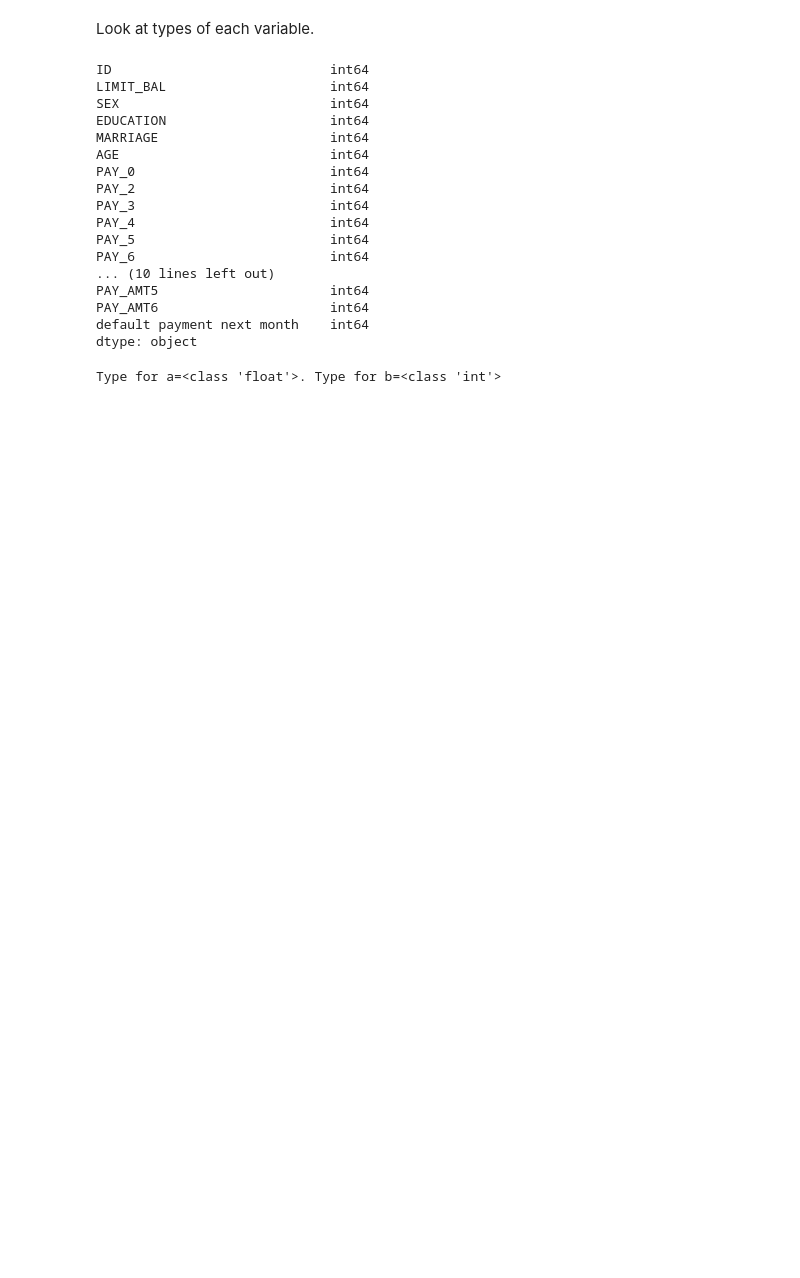
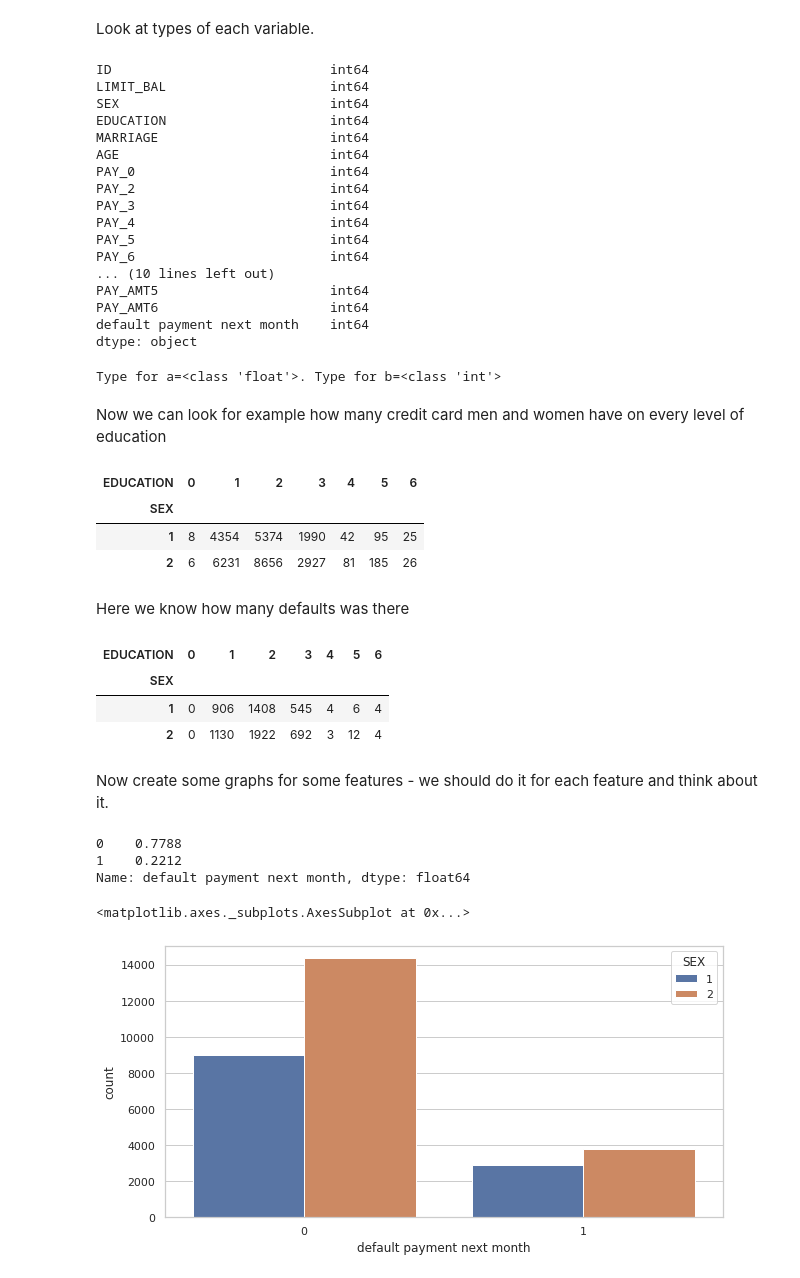
Before and after one commit to antoniperuzynski/Credit_Risk, a Jupyter notebook: Credit_default.ipynb, the cells around one changed output. Drawn from its saved outputs; the diff is of its cells as text; code cells hidden in the pictures; blank space fills up the shorter version.

Commit message:
Add first graphs

```diff
--- a/Credit_default.ipynb
+++ b/Credit_default.ipynb
@@ -139,3 +152,36 @@ b = 3
 print(f"Type for a={type(a)}. Type for b={type(b)}")
 # %% [output]
 Type for a=<class 'float'>. Type for b=<class 'int'>
+# %% [markdown]
+Now we can look for example how many credit card men and women have on every level of education
+# %%
+pd.crosstab(index = df.SEX, columns = df.EDUCATION, values = df.iloc[:,-1], aggfunc = "count")
+# %% [output]
+| EDUCATION | 0 | 1 | 2 | 3 | 4 | 5 | 6 |
+| SEX |  |  |  |  |  |  |  |
+| 1 | 8 | 4354 | 5374 | 1990 | 42 | 95 | 25 |
+| 2 | 6 | 6231 | 8656 | 2927 | 81 | 185 | 26 |
+# %% [markdown]
+Here we know how many defaults was there
+# %%
+pd.crosstab(index = df.SEX, columns = df.EDUCATION, values = df.iloc[:,-1], aggfunc = "sum")
+# %% [output]
+| EDUCATION | 0 | 1 | 2 | 3 | 4 | 5 | 6 |
+| SEX |  |  |  |  |  |  |  |
+| 1 | 0 | 906 | 1408 | 545 | 4 | 6 | 4 |
+| 2 | 0 | 1130 | 1922 | 692 | 3 | 12 | 4 |
+# %% [markdown]
+Now create some graphs for some features - we should do it for each feature and think about it.
+# %%
+df["default payment next month"].value_counts(normalize = True)
+# %% [output]
+0    0.7788
+1    0.2212
+Name: default payment next month, dtype: float64
+# %%
+plt.figure(figsize=(10,5))
+sns.set(font_scale=1, style="whitegrid")
+sns.countplot(data=df, x = "default payment next month", hue="SEX")
+# %% [output]
+<matplotlib.axes._subplots.AxesSubplot at 0x...>
+[figure, added]
```
Also changed, not shown: parts of 5 cells of this notebook.
